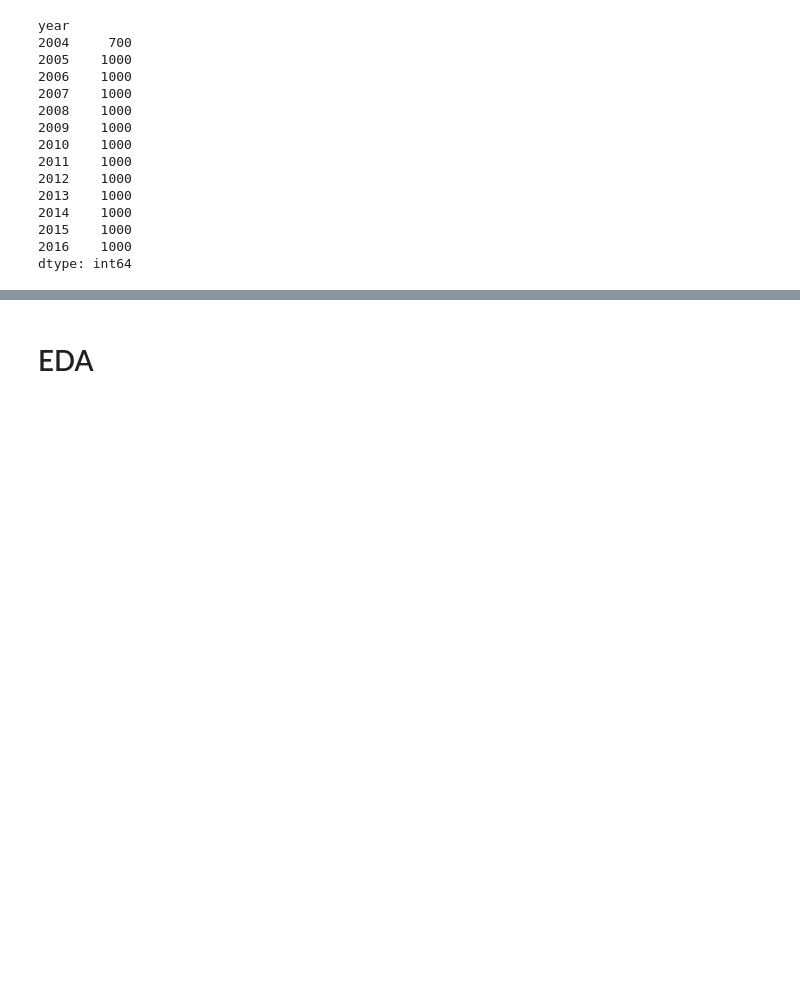
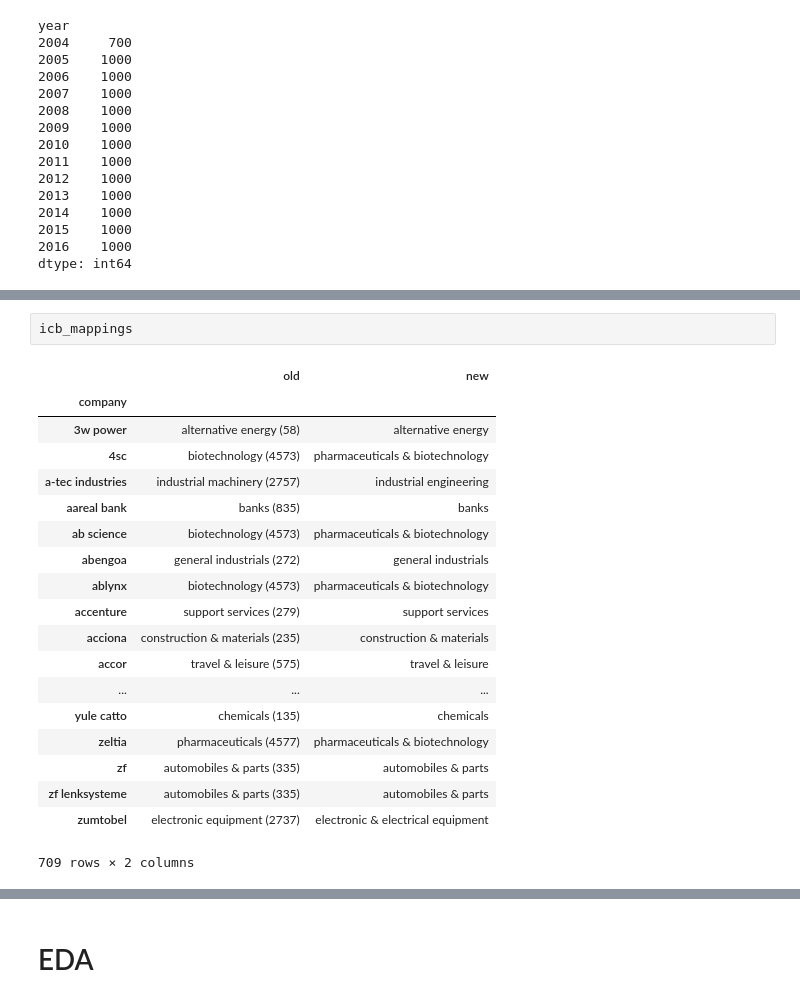
Before and after one commit to nestauk/rnd_eu, a Jupyter notebook: notebooks/00_alex_scoreboard_eda.ipynb, the cells around one changed output, grey strips where cells are left out. Drawn from its saved outputs; the diff is of its cells as text; blank space fills up the shorter version.

```diff
--- a/notebooks/00_alex_scoreboard_eda.ipynb
+++ b/notebooks/00_alex_scoreboard_eda.ipynb
@@ -107,0 +186,22 @@ Name: industrial_sector, dtype: int64
+# %%
+icb_mappings
+# %% [output]
+|  | old | new |
+| company |  |  |
+| 3w power | alternative energy (58) | alternative energy |
+| 4sc | biotechnology (4573) | pharmaceuticals & biotechnology |
+| a-tec industries | industrial machinery (2757) | industrial engineering |
+| aareal bank | banks (835) | banks |
+| ab science | biotechnology (4573) | pharmaceuticals & biotechnology |
+| abengoa | general industrials (272) | general industrials |
+| ablynx | biotechnology (4573) | pharmaceuticals & biotechnology |
+| accenture | support services (279) | support services |
+| acciona | construction & materials (235) | construction & materials |
+| accor | travel & leisure (575) | travel & leisure |
+| ... | ... | ... |
+| yule catto | chemicals (135) | chemicals |
+| zeltia | pharmaceuticals (4577) | pharmaceuticals & biotechnology |
+| zf | automobiles & parts (335) | automobiles & parts |
+| zf lenksysteme | automobiles & parts (335) | automobiles & parts |
+| zumtobel | electronic equipment (2737) | electronic & electrical equipment |
+709 rows × 2 columns
```
Also changed, not shown: parts of 29 cells of this notebook, 1 other file.
